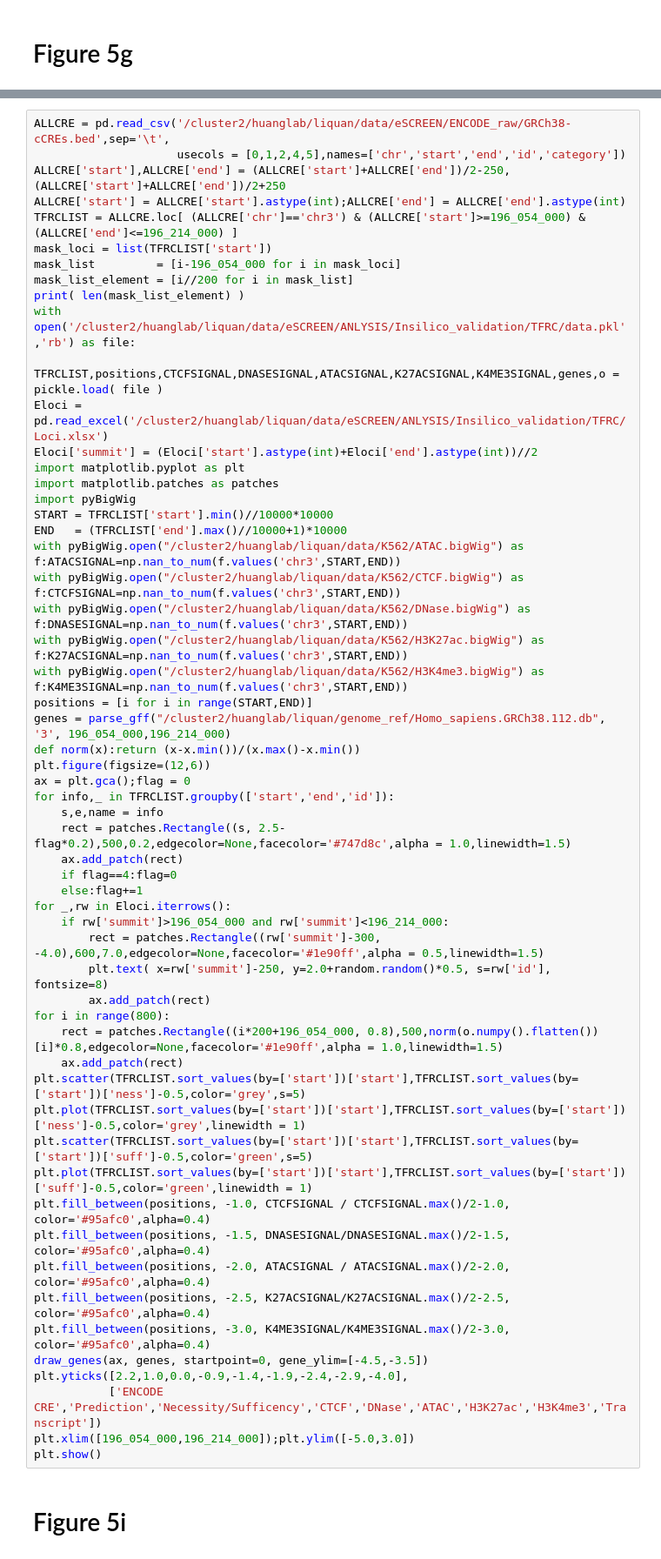
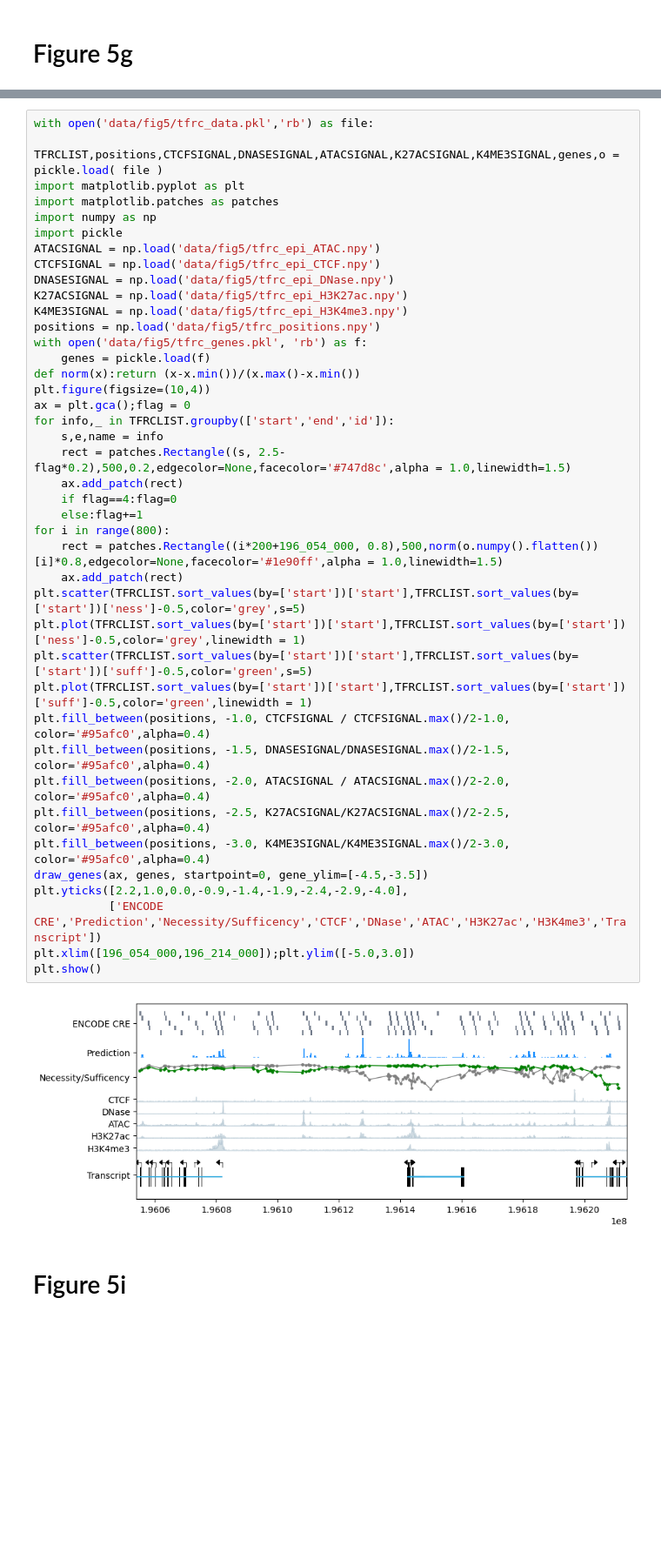
Before and after one commit to xmuhuanglab/eScreen, a Jupyter notebook: Analysis/Figure5.ipynb, the cells around one changed output, grey strips where cells are left out. Shown at 87% size. Cells and saved outputs as stored; diff of their text form; blank space fills up the shorter version.

```diff
--- a/Analysis/Figure5.ipynb
+++ b/Analysis/Figure5.ipynb
@@ -336,62 +485,48 @@ def draw_genes(ax, genes, startpoint=0, promoter_params=[1000, 0.2, 1000], gene_
                  head_width=promoter_params[1], head_length=promoter_params[2], fc='k', ec='k')
     return None
 # %%
-ALLCRE = pd.read_csv('/cluster2/huanglab/liquan/data/eSCREEN/ENCODE_raw/GRCh38-cCREs.bed',sep='\t',
-                     usecols = [0,1,2,4,5],names=['chr','start','end','id','category'])
-ALLCRE['start'],ALLCRE['end'] = (ALLCRE['start']+ALLCRE['end'])/2-250,(ALLCRE['start']+ALLCRE['end'])/2+250
-ALLCRE['start'] = ALLCRE['start'].astype(int);ALLCRE['end'] = ALLCRE['end'].astype(int)
-TFRCLIST = ALLCRE.loc[ (ALLCRE['chr']=='chr3') & (ALLCRE['start']>=196_054_000) & (ALLCRE['end']<=196_214_000) ]
-mask_loci = list(TFRCLIST['start'])
-mask_list         = [i-196_054_000 for i in mask_loci]
-mask_list_element = [i//200 for i in mask_list]
-print( len(mask_list_element) )
-with open('/cluster2/huanglab/liquan/data/eSCREEN/ANLYSIS/Insilico_validation/TFRC/data.pkl','rb') as file:
+with open('data/fig5/tfrc_data.pkl','rb') as file:
     TFRCLIST,positions,CTCFSIGNAL,DNASESIGNAL,ATACSIGNAL,K27ACSIGNAL,K4ME3SIGNAL,genes,o = pickle.load( file )
-Eloci = pd.read_excel('/cluster2/huanglab/liquan/data/eSCREEN/ANLYSIS/Insilico_validation/TFRC/Loci.xlsx')
-Eloci['summit'] = (Eloci['start'].astype(int)+Eloci['end'].astype(int))//2
 import matplotlib.pyplot as plt
 import matplotlib.patches as patches
-import pyBigWig
-START = TFRCLIST['start'].min()//10000*10000
-END   = (TFRCLIST['end'].max()//10000+1)*10000
-with pyBigWig.open("/cluster2/huanglab/liquan/data/K562/ATAC.bigWig") as f:ATACSIGNAL=np.nan_to_num(f.values('chr3',START,END))
-with pyBigWig.open("/cluster2/huanglab/liquan/data/K562/CTCF.bigWig") as f:CTCFSIGNAL=np.nan_to_num(f.values('chr3',START,END))
-with pyBigWig.open("/cluster2/huanglab/liquan/data/K562/DNase.bigWig") as f:DNASESIGNAL=np.nan_to_num(f.values('chr3',START,END))
-with pyBigWig.open("/cluster2/huanglab/liquan/data/K562/H3K27ac.bigWig") as f:K27ACSIGNAL=np.nan_to_num(f.values('chr3',START,END))
-with pyBigWig.open("/cluster2/huanglab/liquan/data/K562/H3K4me3.bigWig") as f:K4ME3SIGNAL=np.nan_to_num(f.values('chr3',START,END))
-positions = [i for i in range(START,END)]
-genes = parse_gff("/cluster2/huanglab/liquan/genome_ref/Homo_sapiens.GRCh38.112.db", '3', 196_054_000,196_214_000)
+import numpy as np
+import pickle
+ATACSIGNAL = np.load('data/fig5/tfrc_epi_ATAC.npy')
+CTCFSIGNAL = np.load('data/fig5/tfrc_epi_CTCF.npy')
+DNASESIGNAL = np.load('data/fig5/tfrc_epi_DNase.npy')
+K27ACSIGNAL = np.load('data/fig5/tfrc_epi_H3K27ac.npy')
+K4ME3SIGNAL = np.load('data/fig5/tfrc_epi_H3K4me3.npy')
+positions = np.load('data/fig5/tfrc_positions.npy')
+with open('data/fig5/tfrc_genes.pkl', 'rb') as f:
+    genes = pickle.load(f)
 def norm(x):return (x-x.min())/(x.max()-x.min())
-plt.figure(figsize=(12,6))
+plt.figure(figsize=(10,4))
 ax = plt.gca();flag = 0
 for info,_ in TFRCLIST.groupby(['start','end','id']):
     s,e,name = info
     rect = patches.Rectangle((s, 2.5-flag*0.2),500,0.2,edgecolor=None,facecolor='#747d8c',alpha = 1.0,linewidth=1.5)
     ax.add_patch(rect)
     if flag==4:flag=0
     else:flag+=1
-for _,rw in Eloci.iterrows():
-    if rw['summit']>196_054_000 and rw['summit']<196_214_000:
-        rect = patches.Rectangle((rw['summit']-300, -4.0),600,7.0,edgecolor=None,facecolor='#1e90ff',alpha = 0.5,linewidth=1.5)
-        plt.text( x=rw['summit']-250, y=2.0+random.random()*0.5, s=rw['id'], fontsize=8)
-        ax.add_patch(rect)
 for i in range(800):
     rect = patches.Rectangle((i*200+196_054_000, 0.8),500,norm(o.numpy().flatten())[i]*0.8,edgecolor=None,facecolor='#1e90ff',alpha = 1.0,linewidth=1.5)
     ax.add_patch(rect)
 plt.scatter(TFRCLIST.sort_values(by=['start'])['start'],TFRCLIST.sort_values(by=['start'])['ness']-0.5,color='grey',s=5)
 plt.plot(TFRCLIST.sort_values(by=['start'])['start'],TFRCLIST.sort_values(by=['start'])['ness']-0.5,color='grey',linewidth = 1)
 plt.scatter(TFRCLIST.sort_values(by=['start'])['start'],TFRCLIST.sort_values(by=['start'])['suff']-0.5,color='green',s=5)
 plt.plot(TFRCLIST.sort_values(by=['start'])['start'],TFRCLIST.sort_values(by=['start'])['suff']-0.5,color='green',linewidth = 1)
 plt.fill_between(positions, -1.0, CTCFSIGNAL / CTCFSIGNAL.max()/2-1.0, color='#95afc0',alpha=0.4)
 plt.fill_between(positions, -1.5, DNASESIGNAL/DNASESIGNAL.max()/2-1.5, color='#95afc0',alpha=0.4)
 plt.fill_between(positions, -2.0, ATACSIGNAL / ATACSIGNAL.max()/2-2.0, color='#95afc0',alpha=0.4)
 plt.fill_between(positions, -2.5, K27ACSIGNAL/K27ACSIGNAL.max()/2-2.5, color='#95afc0',alpha=0.4)
 plt.fill_between(positions, -3.0, K4ME3SIGNAL/K4ME3SIGNAL.max()/2-3.0, color='#95afc0',alpha=0.4)
 draw_genes(ax, genes, startpoint=0, gene_ylim=[-4.5,-3.5])
 plt.yticks([2.2,1.0,0.0,-0.9,-1.4,-1.9,-2.4,-2.9,-4.0],
            ['ENCODE CRE','Prediction','Necessity/Sufficency','CTCF','DNase','ATAC','H3K27ac','H3K4me3','Transcript'])
 plt.xlim([196_054_000,196_214_000]);plt.ylim([-5.0,3.0])
 plt.show()
+# %% [output]
+[figure, added]
 # %% [markdown]
 # Figure 5i
 # %%
```
Also changed, not shown: parts of 10 cells of this notebook, 2 other files.
